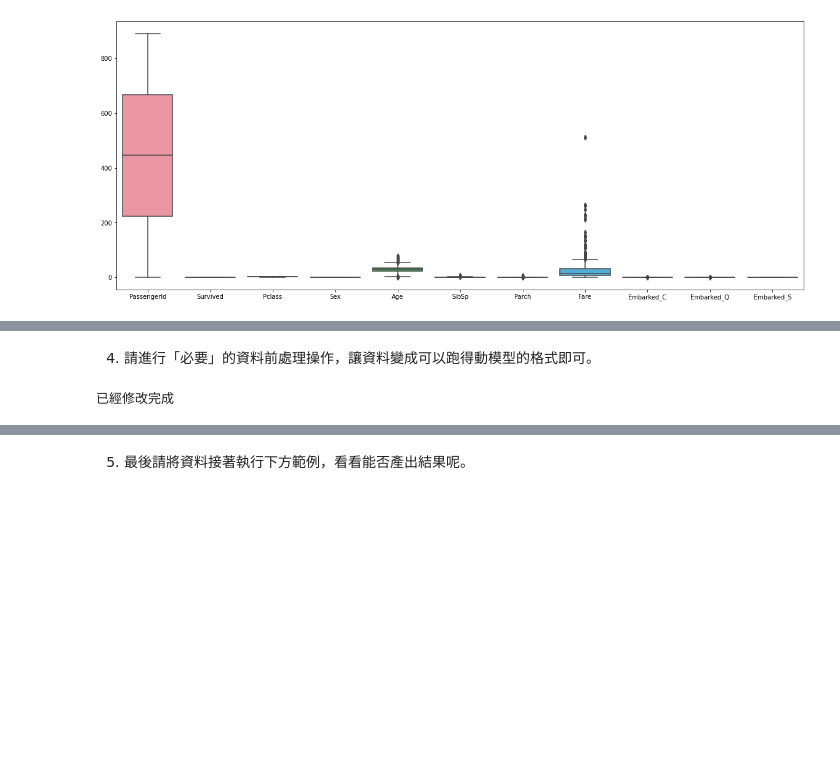
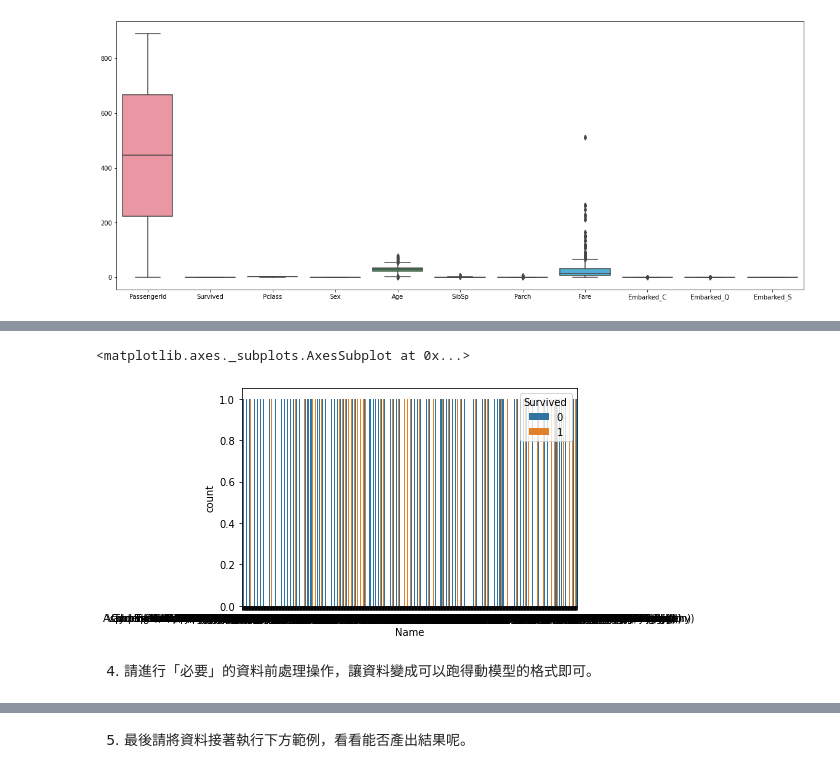
Before and after one commit to ba88052/titanic-analysis, a Jupyter notebook: 專題實作01_鐵達尼號存活分析.ipynb, the cells around one changed output, grey strips where cells are left out. Cells and saved outputs as stored; diff of their text form; code cells hidden in the pictures; blank space fills up the shorter version.

```diff
--- a/專題實作01_鐵達尼號存活分析.ipynb
+++ b/專題實作01_鐵達尼號存活分析.ipynb
@@ -143,10 +127,11 @@ plt.show()
+# %%
+#長條對比圖 Name
+import matplotlib.pyplot as plt
+import seaborn as sns
+
+sns.countplot(x='Name',hue='Survived',data=df_train)
+# %% [output]
+<matplotlib.axes._subplots.AxesSubplot at 0x...>
+[figure, added]
 # %% [markdown]
 4. 請進行「必要」的資料前處理操作，讓資料變成可以跑得動模型的格式即可。
-# %%
-try:
-  df_train = df_train.drop(["Name", "Ticket", "Cabin"],axis=1)
-  df_train["Age"].fillna(value = df_train["Age"].mean(), inplace = True)
-except:
-  print("已經修改完成")
-# %% [output]
-已經修改完成
```
Also changed, not shown: parts of 30 cells of this notebook.
